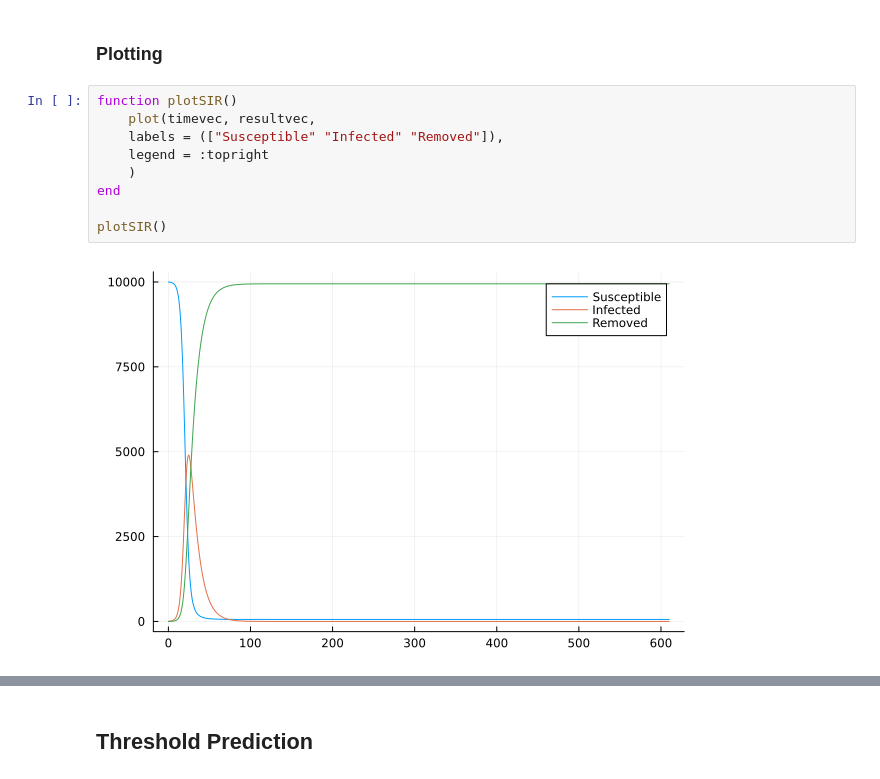
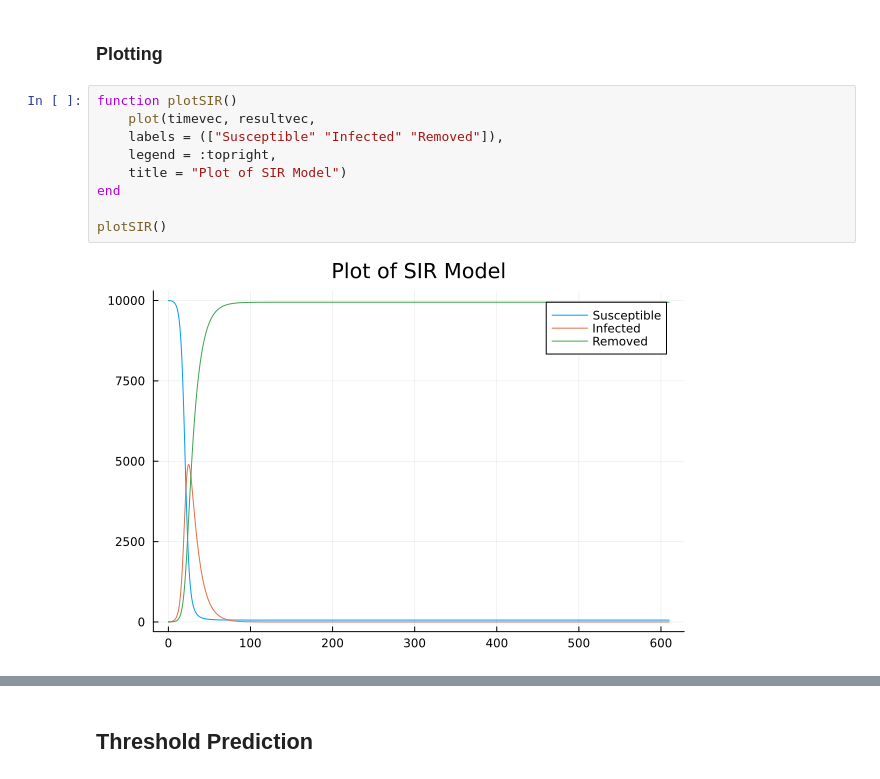
Before and after one commit to mach-12/julia-learning-path, a Jupyter notebook: week3/1-SIR-Model.ipynb, the cells around one changed output, grey strips where cells are left out. Drawn from its saved outputs; the diff is of its cells as text.

```diff
--- a/week3/1-SIR-Model.ipynb
+++ b/week3/1-SIR-Model.ipynb
@@ -96,11 +103,11 @@ end
 # %%
 function plotSIR()
     plot(timevec, resultvec,
     labels = (["Susceptible" "Infected" "Removed"]),
-    legend = :topright
-    )
+    legend = :topright,
+    title = "Plot of SIR Model")
 end
 
 plotSIR()
 # %% [output]
-[figure, old version]
+[figure, new version]
```
Also changed, not shown: parts of 10 cells of this notebook.
